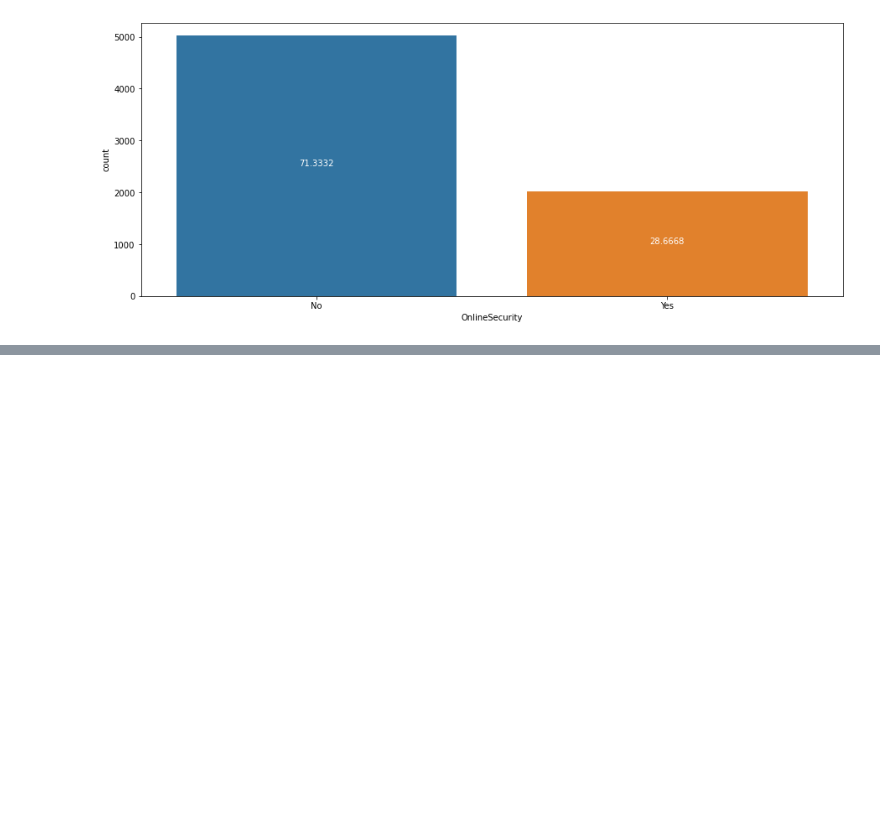
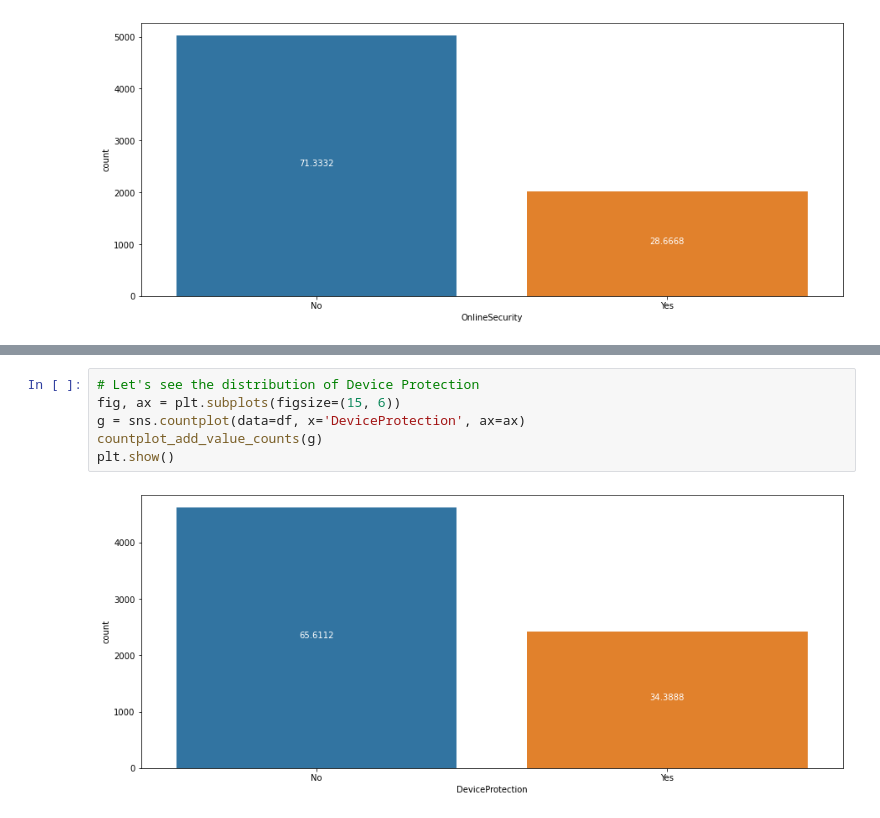
Before and after one commit to atalebizadeh/Examples, a Jupyter notebook: Churn Prediction/Churn Prediction.ipynb, the cells around one changed output, grey strips where cells are left out. Drawn from its saved outputs; the diff is of its cells as text; blank space fills up the shorter version.

```diff
--- a/Churn Prediction/Churn Prediction.ipynb
+++ b/Churn Prediction/Churn Prediction.ipynb
@@ -266,0 +288,8 @@ plt.show()
+# %%
+# Let's see the distribution of Device Protection
+fig, ax = plt.subplots(figsize=(15, 6))
+g = sns.countplot(data=df, x='DeviceProtection', ax=ax)
+countplot_add_value_counts(g)
+plt.show()
+# %% [output]
+[figure, added]
```
Also changed, not shown: parts of 10 cells of this notebook.
